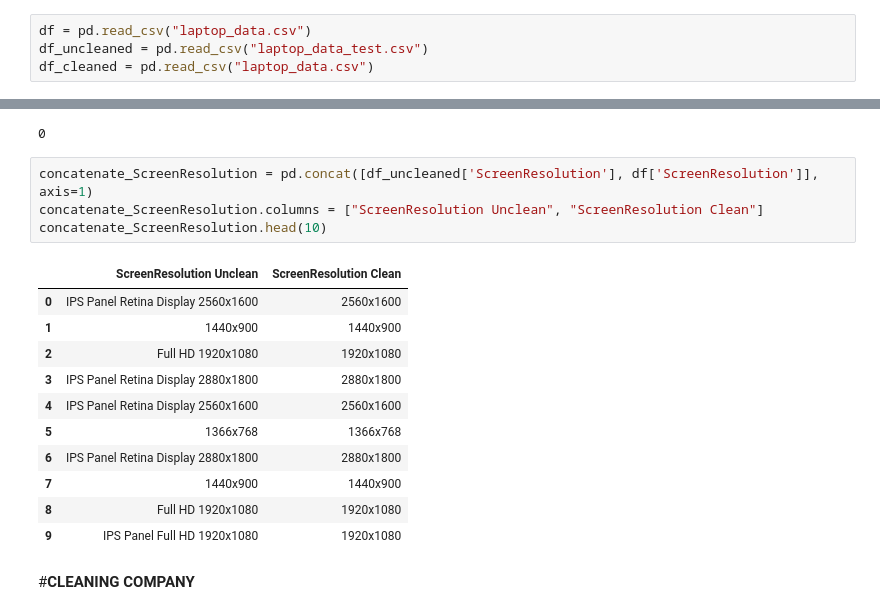
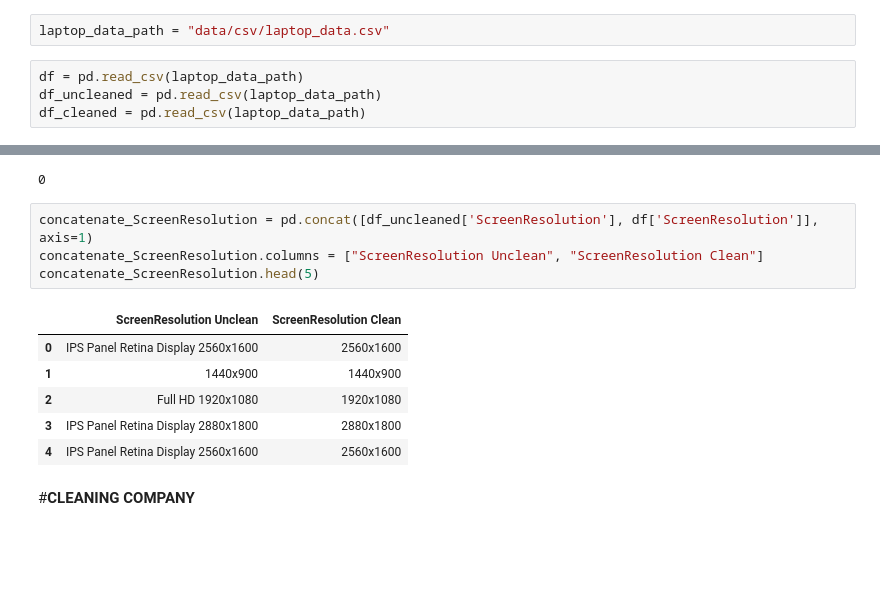
Before and after one commit to MinhLam577/ChatBot, a Jupyter notebook: DataCleaning.ipynb, the cells around one changed output, grey strips where cells are left out. Drawn from its saved outputs; the diff is of its cells as text; blank space fills up the shorter version.

```diff
--- a/DataCleaning.ipynb
+++ b/DataCleaning.ipynb
@@ -24,10 +6,12 @@ import seaborn as sns
 from sklearn.preprocessing import LabelEncoder
 from matplotlib.ticker import MultipleLocator
 %matplotlib inline
+# %%
+laptop_data_path = "data/csv/laptop_data.csv"
 # %%
-df = pd.read_csv("laptop_data.csv")
-df_uncleaned = pd.read_csv("laptop_data_test.csv")
-df_cleaned = pd.read_csv("laptop_data.csv")
+df = pd.read_csv(laptop_data_path)
+df_uncleaned = pd.read_csv(laptop_data_path)
+df_cleaned = pd.read_csv(laptop_data_path)
 # %%
 df.head()
 # %% [output]
@@ -100,19 +84,14 @@ df["ScreenResolution"].isnull().sum()
 # %%
 concatenate_ScreenResolution = pd.concat([df_uncleaned['ScreenResolution'], df['ScreenResolution']], axis=1)
 concatenate_ScreenResolution.columns = ["ScreenResolution Unclean", "ScreenResolution Clean"]
-concatenate_ScreenResolution.head(10)
+concatenate_ScreenResolution.head(5)
 # %% [output]
 |  | ScreenResolution Unclean | ScreenResolution Clean |
 | 0 | IPS Panel Retina Display 2560x1600 | 2560x1600 |
 | 1 | 1440x900 | 1440x900 |
 | 2 | Full HD 1920x1080 | 1920x1080 |
 | 3 | IPS Panel Retina Display 2880x1800 | 2880x1800 |
 | 4 | IPS Panel Retina Display 2560x1600 | 2560x1600 |
-| 5 | 1366x768 | 1366x768 |
-| 6 | IPS Panel Retina Display 2880x1800 | 2880x1800 |
-| 7 | 1440x900 | 1440x900 |
-| 8 | Full HD 1920x1080 | 1920x1080 |
-| 9 | IPS Panel Full HD 1920x1080 | 1920x1080 |
 # %% [markdown]
 #**CLEANING COMPANY**
 # %%
```
Also changed, not shown: parts of 11 cells of this notebook, 18 other files.
